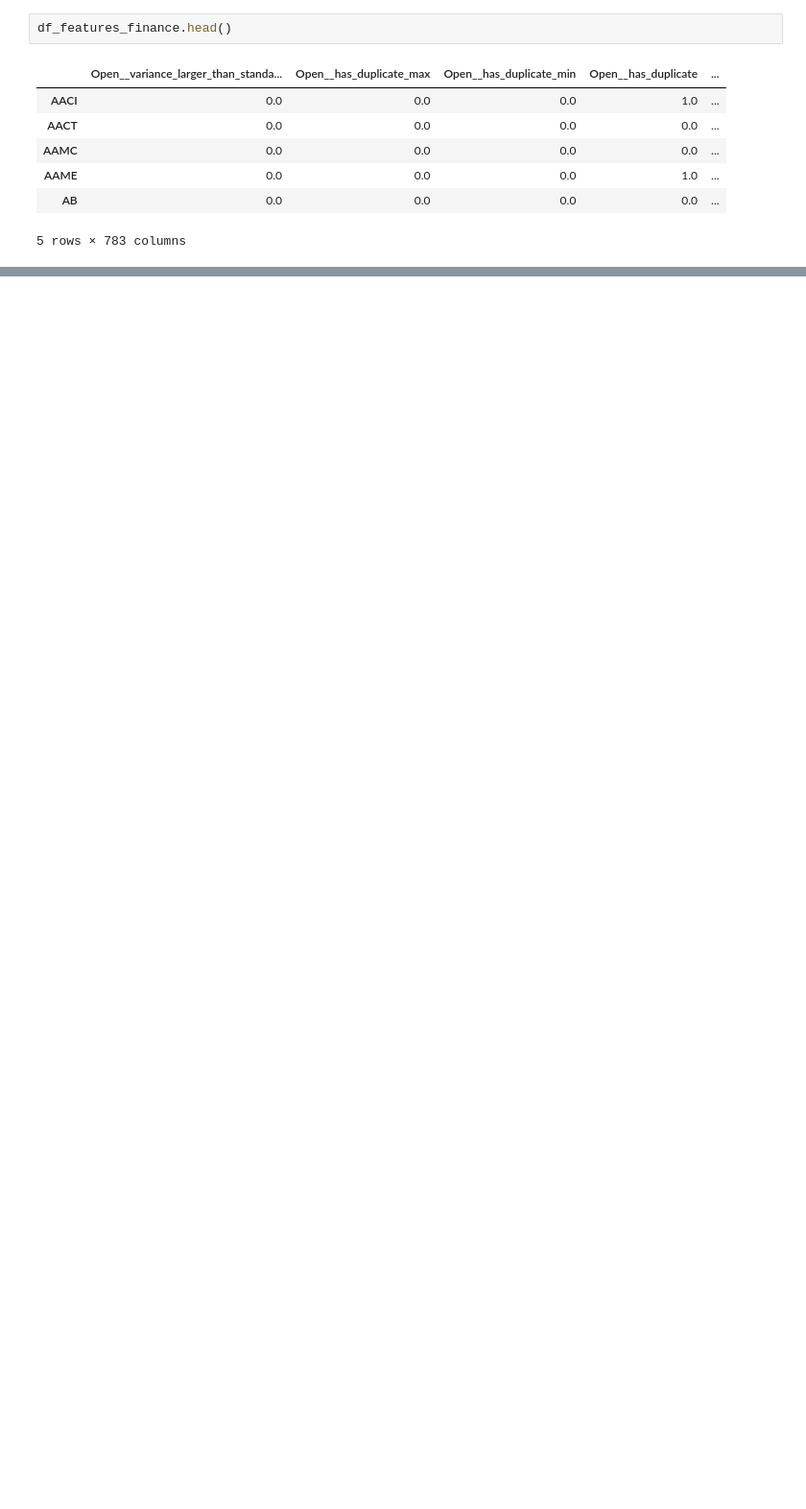
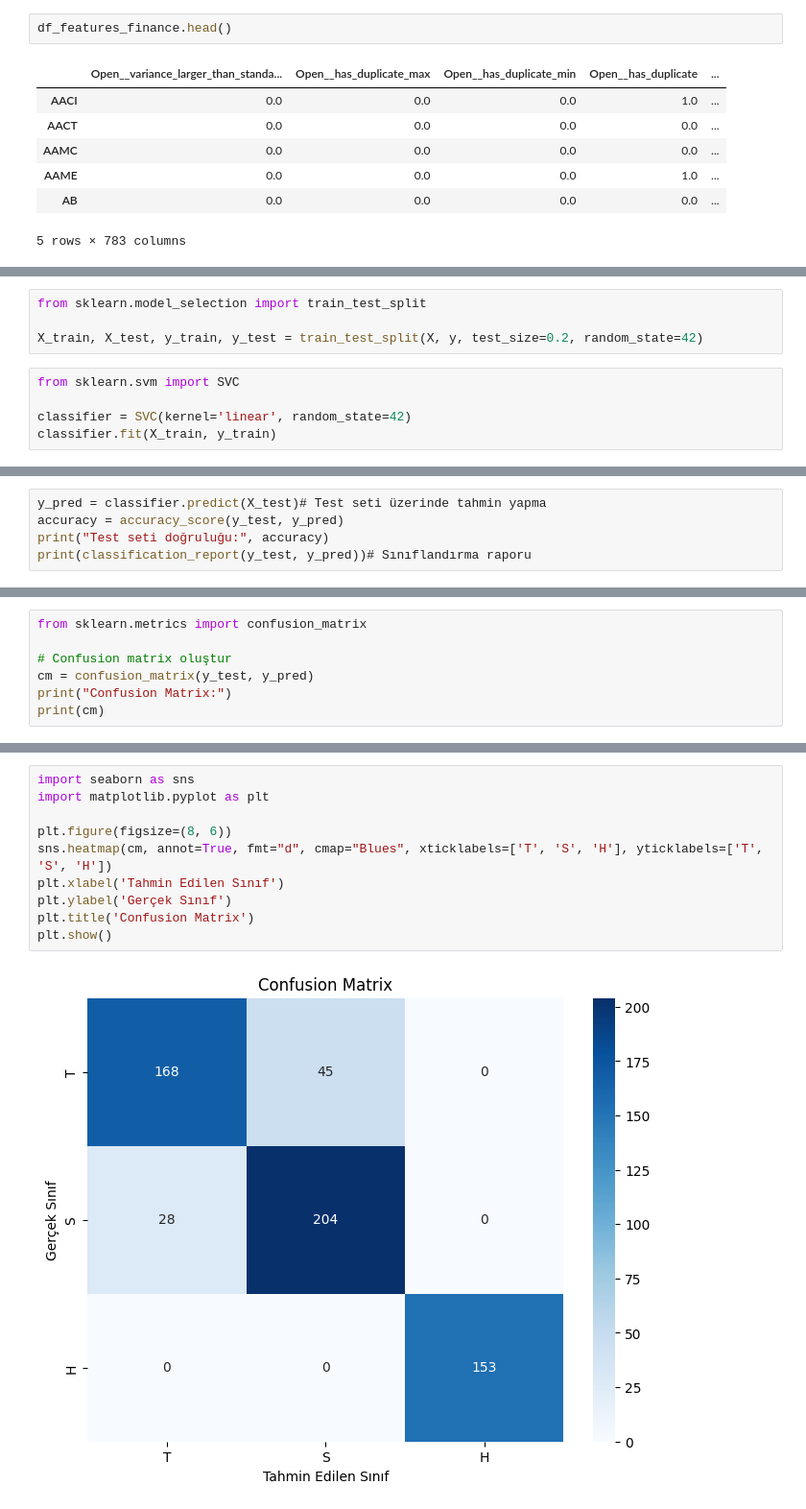
Before and after one commit to mervtutar/Time-Series-Analysis-and-Classification-based-on-Stock-Sectors, a Jupyter notebook: proje.ipynb, the cells around one changed output, grey strips where cells are left out. Shown: that part at 96% size. Drawn from its saved outputs; the diff is of its cells as text; blank space fills up the shorter version.

Commit message:
added model

```diff
--- a/proje.ipynb
+++ b/proje.ipynb
@@ -875,0 +786,9 @@ df_combined
+# %%
+from sklearn.model_selection import train_test_split
+
+X_train, X_test, y_train, y_test = train_test_split(X, y, test_size=0.2, random_state=42)
+# %%
+from sklearn.svm import SVC
+
+classifier = SVC(kernel='linear', random_state=42)
+classifier.fit(X_train, y_train)
@@ -875,0 +808,5 @@ df_combined
+# %%
+y_pred = classifier.predict(X_test)# Test seti üzerinde tahmin yapma
+accuracy = accuracy_score(y_test, y_pred)
+print("Test seti doğruluğu:", accuracy)
+print(classification_report(y_test, y_pred))# Sınıflandırma raporu
@@ -875,0 +824,7 @@ df_combined
+# %%
+from sklearn.metrics import confusion_matrix
+
+# Confusion matrix oluştur
+cm = confusion_matrix(y_test, y_pred)
+print("Confusion Matrix:")
+print(cm)
@@ -875,0 +836,12 @@ df_combined
+# %%
+import seaborn as sns
+import matplotlib.pyplot as plt
+
+plt.figure(figsize=(8, 6))
+sns.heatmap(cm, annot=True, fmt="d", cmap="Blues", xticklabels=['T', 'S', 'H'], yticklabels=['T', 'S', 'H'])
+plt.xlabel('Tahmin Edilen Sınıf')
+plt.ylabel('Gerçek Sınıf')
+plt.title('Confusion Matrix')
+plt.show()
+# %% [output]
+[figure, added]
```
Also changed, not shown: parts of 102 cells of this notebook, 1 other file.
